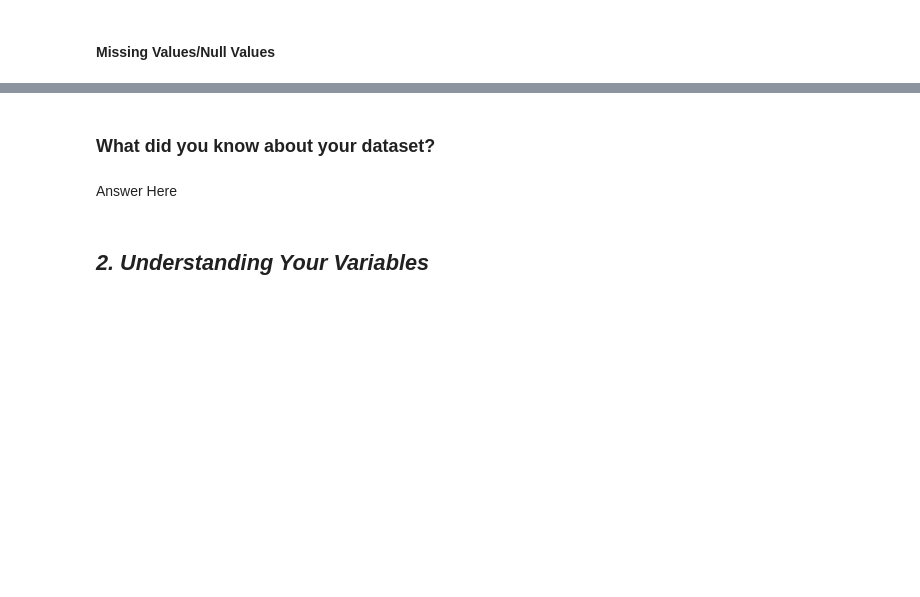
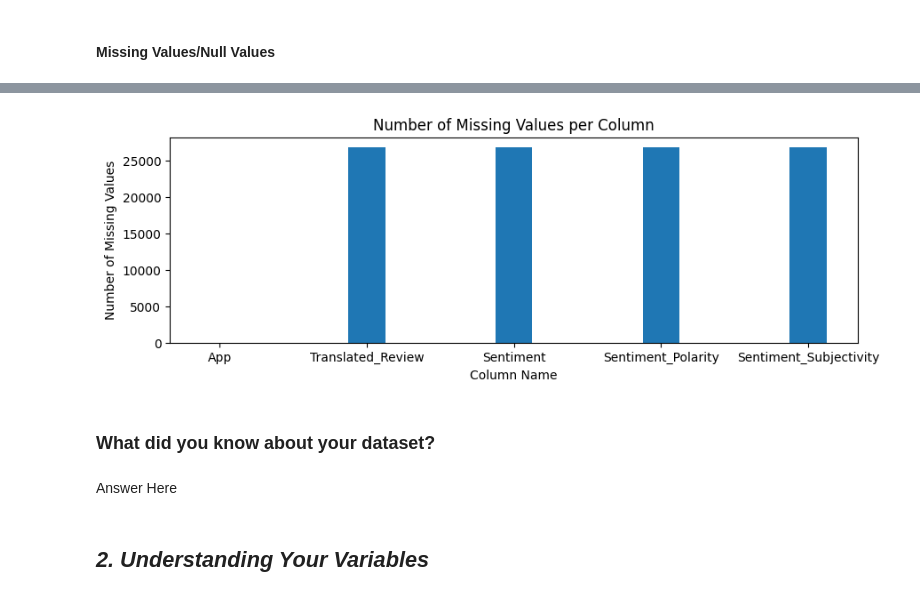
Before and after one commit to JatinKrRana/Alma_Better-Capstone_Project_1, a Jupyter notebook: Copy_of_Sample_EDA_Submission_Template.ipynb, the cells around one changed output, grey strips where cells are left out. Drawn from its saved outputs; the diff is of its cells as text; code cells hidden in the pictures; blank space fills up the shorter version.

```diff
--- a/Copy_of_Sample_EDA_Submission_Template.ipynb
+++ b/Copy_of_Sample_EDA_Submission_Template.ipynb
@@ -119,0 +225,11 @@ user_review_df.info()
+# %%
+bool_df_2 = user_review_df.isnull()
+column_name_list_2 = list(user_review_df.columns)
+null_value_list_2=[]
+
+for i in column_name_list_2:
+  null_value = (bool_df_2[i]==True).sum()
+  null_value_list_2.append(null_value)
+
+print(column_name_list_2)
+print(null_value_list_2)
@@ -120,3 +252,15 @@ user_review_df.info()
+# %%
+plt.rcParams['figure.figsize'] = (10, 3)
+bar_width = 0.25
+plt.bar(column_name_list_2, null_value_list_2, width = bar_width)
+
+plt.title('Number of Missing Values per Column')
+plt.xlabel('Column Name')
+plt.ylabel('Number of Missing Values')
+
+plt.show()
+# %% [output]
+[figure, added]
 # %% [markdown]
 ### What did you know about your dataset?
 # %% [markdown]
```
Also changed, not shown: parts of 21 cells of this notebook.
